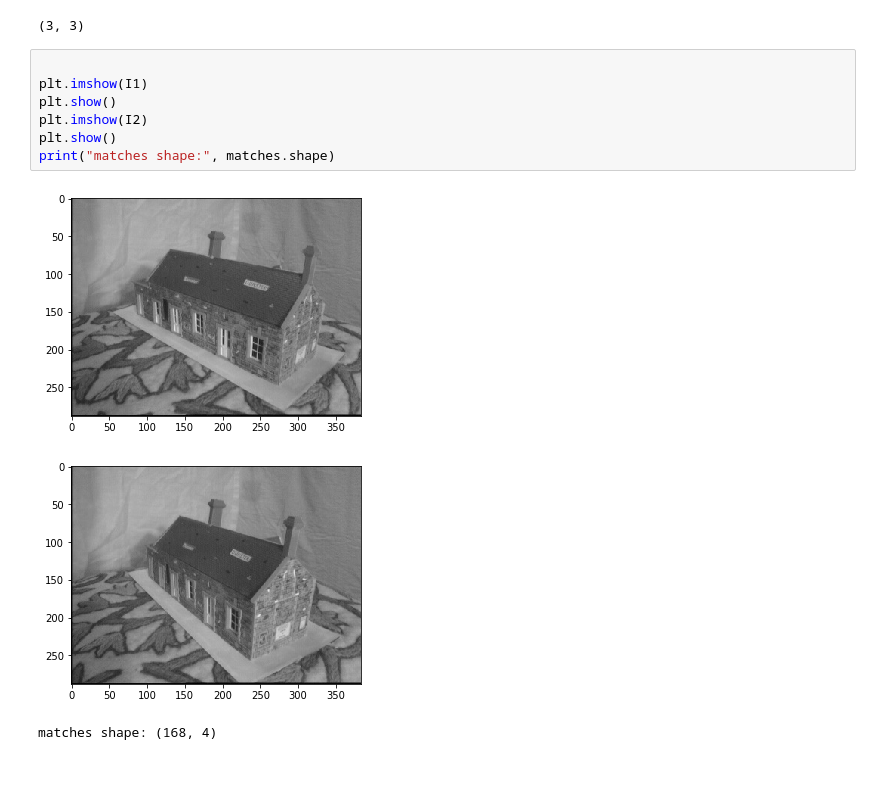
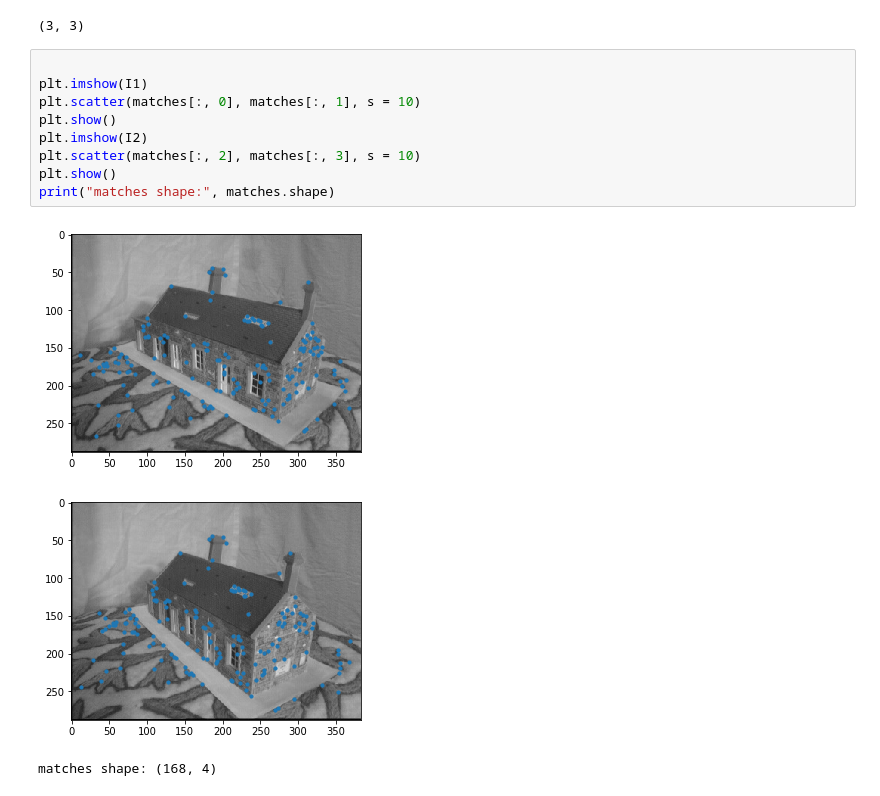
Before and after one commit to jyurtsever/hw4_cs280, a Jupyter notebook: reconstruct_3d.ipynb, the cells around one changed output. Saved outputs shown, nothing was run; the diff lists cells and outputs as text.

```diff
--- a/reconstruct_3d.ipynb
+++ b/reconstruct_3d.ipynb
@@ -32,13 +32,15 @@ matches = np.array(matches)
 # %%
 
 plt.imshow(I1)
+plt.scatter(matches[:, 0], matches[:, 1], s = 10)
 plt.show()
 plt.imshow(I2)
+plt.scatter(matches[:, 2], matches[:, 3], s = 10)
 plt.show()
 print("matches shape:", matches.shape)
 # %% [output]
-[figure, old version]
+[figure, new version]
-[figure, old version]
+[figure, new version]
 matches shape: (168, 4)
 # %%
 '''The function that returns the fundamental matrix described in 1.4.1 (Eight Point Algorithm).
```
Also changed, not shown: parts of 2 cells of this notebook.
